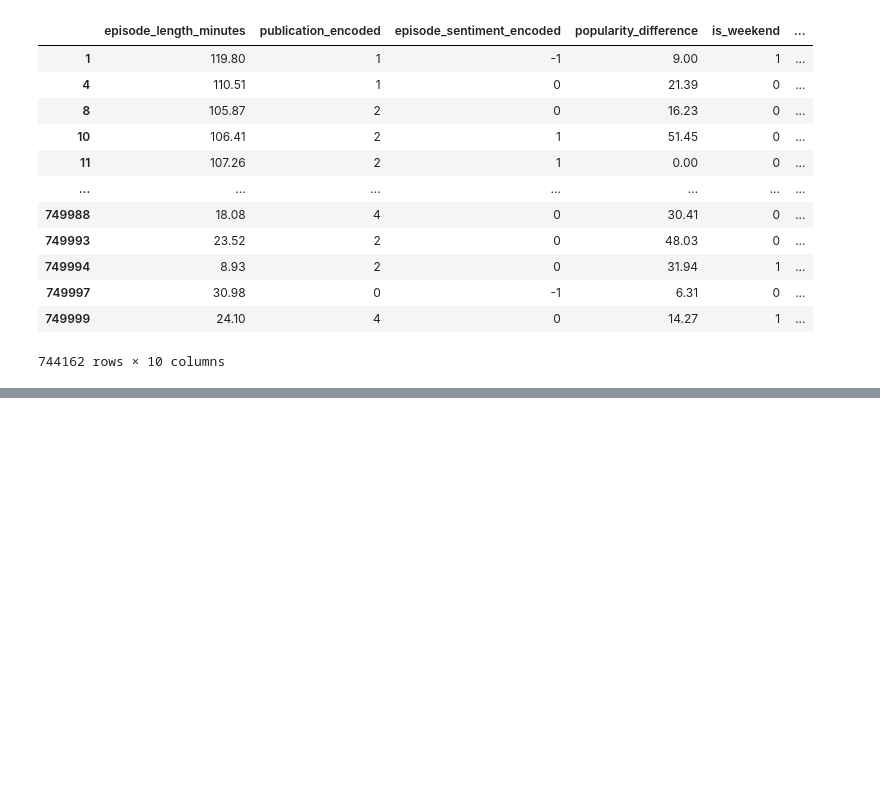
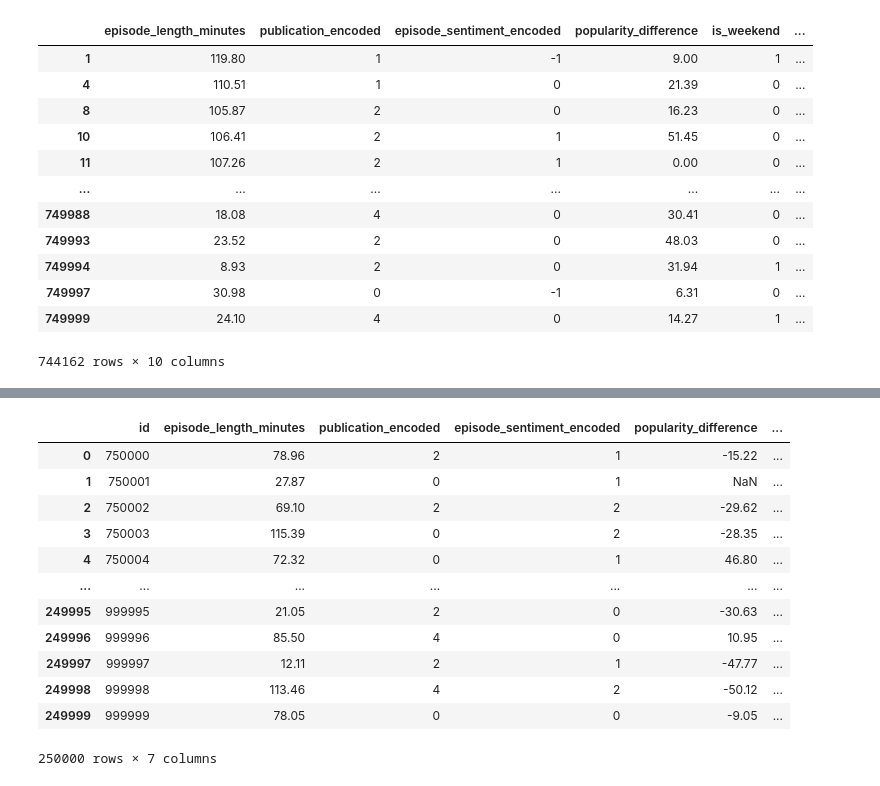
Before and after one commit to MC993/Podcast_listening_time_prediction, a Jupyter notebook: fourth_version_notebook.ipynb, the cells around one changed output, grey strips where cells are left out. Saved outputs shown, nothing was run; the diff lists cells and outputs as text; code cells hidden in the pictures; blank space fills up the shorter version.

Commit message:
afternoon Tues

```diff
--- a/fourth_version_notebook.ipynb
+++ b/fourth_version_notebook.ipynb
@@ -492,0 +502,77 @@ Model Performance Summary:
+# %%
+submission_df = data2.copy()
+
+submission_df = submission_df.fillna(test.median(numeric_only= True))
+
+lower_case(submission_df, ['Podcast_Name', 'Episode_Title', 'Episode_Length_minutes',
+        'Genre', 'Host_Popularity_percentage', 'Publication_Day',
+        'Publication_Time', 'Guest_Popularity_percentage', 'Number_of_Ads',
+        'Episode_Sentiment'])
+
+days_encoding = {
+    'Monday': 1,
+    'Tuesday': 2,
+    'Wednesday': 3,
+    'Thursday': 4,
+    'Friday': 5,
+    'Saturday': 6,
+    'Sunday': 7
+}
+
+
+submission_df['weekday_encoded'] = submission_df['publication_day'].map(days_encoding)
+
+publication_encoding = {
+    'Morning': 0,
+    'Afternoon': 1,
+    'Evening': 2,
+    'Night': 4
+}
+
+submission_df['publication_encoded'] = submission_df['publication_time'].map(publication_encoding)
+
+submission_df = submission_df.drop(columns=['publication_day', 'publication_time'])
+
+episode_mapping = {
+    'Negative': 0,
+    'Neutral': 1,
+    'Positive': 2
+}
+
+submission_df['episode_sentiment_encoded'] = submission_df['episode_sentiment'].map(episode_mapping)
+
+submission_df = submission_df.drop(columns='episode_sentiment')
+
+submission_df = submission_df.drop(columns=['podcast_name', 'episode_title', 'genre'])
+
+submission_df['combined_popularity'] = (submission_df['host_popularity_percentage'] / 100.0) * (submission_df['guest_popularity_percentage'] / 100.0) *100.0
+
+submission_df['popularity_difference'] = (submission_df['host_popularity_percentage'] - submission_df['guest_popularity_percentage'])
+
+weekend_days = [6, 7]
+
+submission_df['is_weekend'] = submission_df['weekday_encoded'].apply(lambda x: 1 if x in weekend_days else 0)
+
+submission_df = submission_df.drop(columns=['host_popularity_percentage', 'guest_popularity_percentage', 'weekday_encoded'])
+
+submission_df['ad_density'] = submission_df['number_of_ads'] / (submission_df['episode_length_minutes'] + 0.1)
+
+submission_df = submission_df.drop(columns='number_of_ads')
+
+submission_df = submission_df.drop(columns='combined_popularity')
+
+submission_df
+# %% [output]
+|  | id | episode_length_minutes | publication_encoded | episode_sentiment_encoded | popularity_difference | ... |
+| 0 | 750000 | 78.96 | 2 | 1 | -15.22 | ... |
+| 1 | 750001 | 27.87 | 0 | 1 | NaN | ... |
+| 2 | 750002 | 69.10 | 2 | 2 | -29.62 | ... |
+| 3 | 750003 | 115.39 | 0 | 2 | -28.35 | ... |
+| 4 | 750004 | 72.32 | 0 | 1 | 46.80 | ... |
+| ... | ... | ... | ... | ... | ... | ... |
+| 249995 | 999995 | 21.05 | 2 | 0 | -30.63 | ... |
+| 249996 | 999996 | 85.50 | 4 | 0 | 10.95 | ... |
+| 249997 | 999997 | 12.11 | 2 | 1 | -47.77 | ... |
+| 249998 | 999998 | 113.46 | 4 | 2 | -50.12 | ... |
+| 249999 | 999999 | 78.05 | 0 | 0 | -9.05 | ... |
+250000 rows × 7 columns
```
Also changed, not shown: parts of 3 cells of this notebook, 3 other files.
